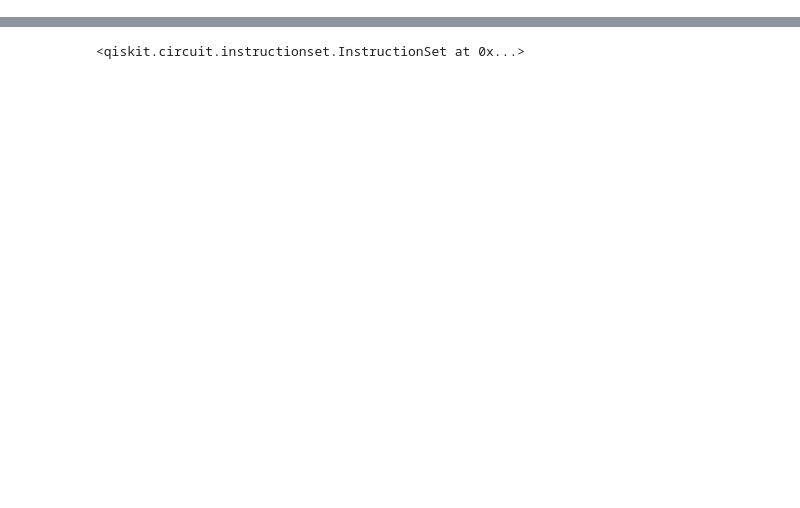
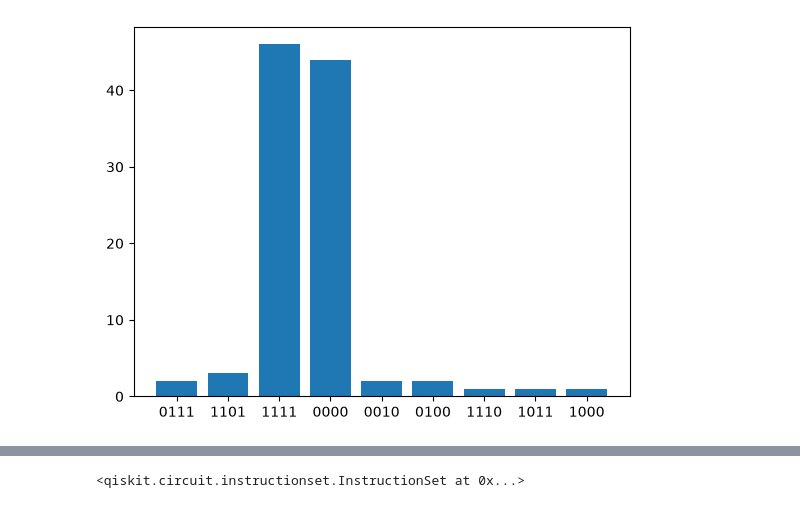
Before and after one commit to aovime/polar_codes, a Jupyter notebook: polar_pruebas.ipynb, the cells around one changed output, grey strips where cells are left out. Saved outputs shown, nothing was run; the diff lists cells and outputs as text; code cells hidden in the pictures; blank space fills up the shorter version.

```diff
--- a/polar_pruebas.ipynb
+++ b/polar_pruebas.ipynb
@@ -69,3 +85,8 @@ for i in counts:
+# %%
+plt.bar(x, y)
+plt.show()
+# %% [output]
+[figure, added]
 # %%
 #Z n2
 # %%
```
Also changed, not shown: parts of 16 cells of this notebook.
